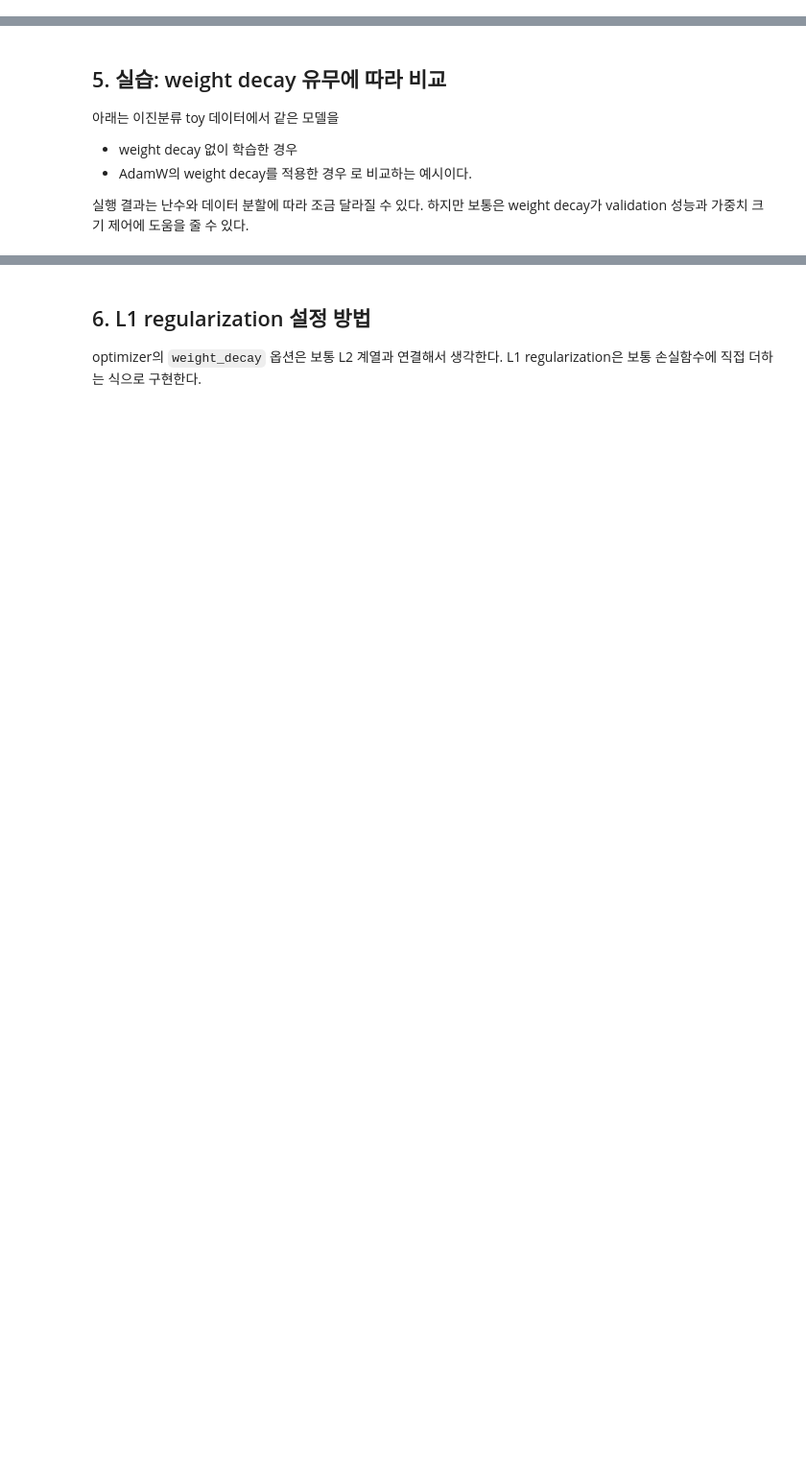
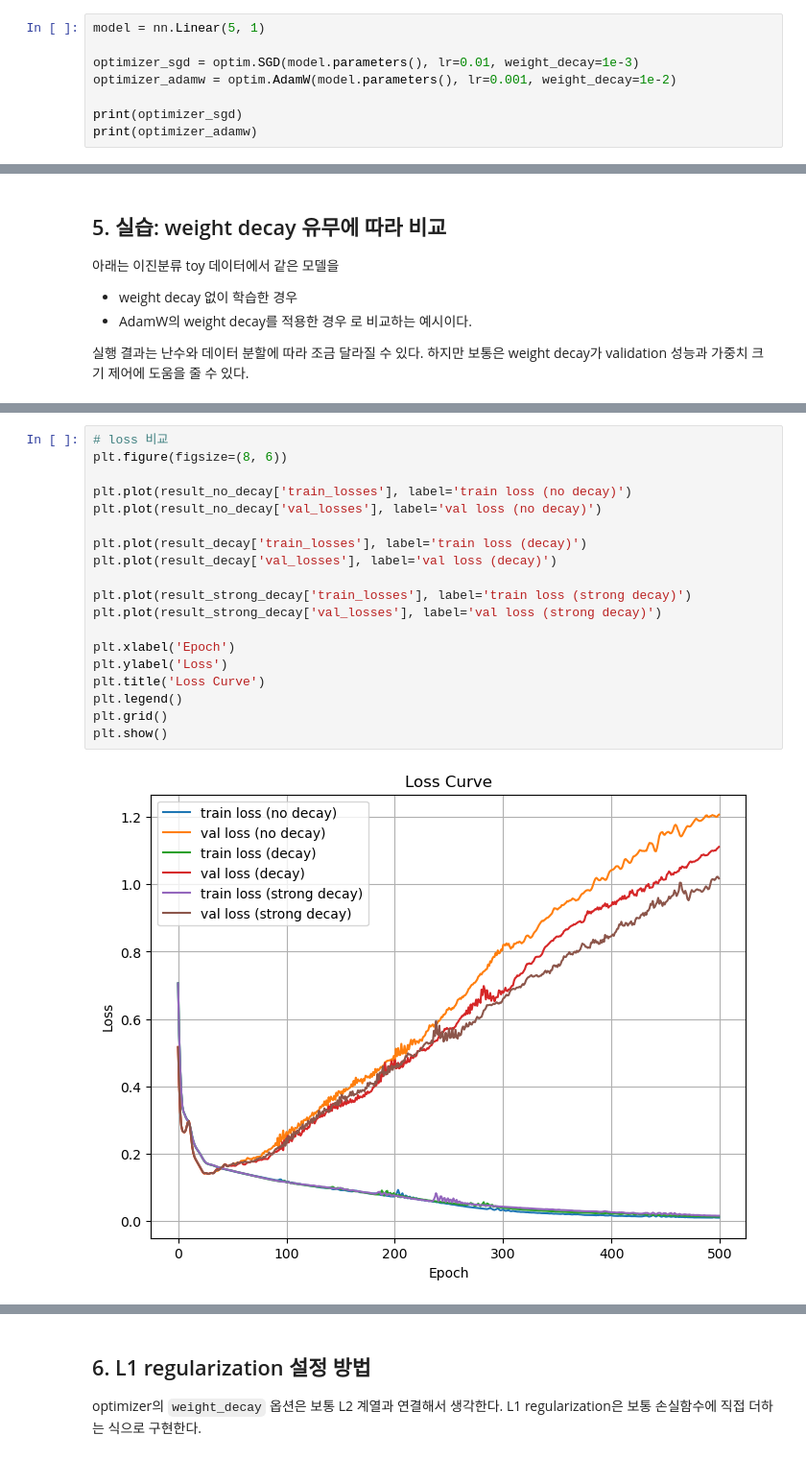
Before and after one commit to j-ai-616/06_deep_learning_basic, a Jupyter notebook: 12_regularization_weight_decay.ipynb, the cells around one changed output, grey strips where cells are left out. Shown at 96% size. Drawn from its saved outputs; the diff is of its cells as text; blank space fills up the shorter version.

```diff
--- a/12_regularization_weight_decay.ipynb
+++ b/12_regularization_weight_decay.ipynb
@@ -214,3 +214,11 @@ Adam 계열 optimizer는 단순 SGD처럼 한 가지 고정된 방식으로만
 
 - SGD에서는 L2와 weight decay를 거의 같은 느낌으로 볼 수 있다.
 - Adam 계열에서는 분리해서 다루는 AdamW가 더 명확한 방식이다.
+# %%
+model = nn.Linear(5, 1)
+
+optimizer_sgd = optim.SGD(model.parameters(), lr=0.01, weight_decay=1e-3)
+optimizer_adamw = optim.AdamW(model.parameters(), lr=0.001, weight_decay=1e-2)
+
+print(optimizer_sgd)
+print(optimizer_adamw)
@@ -227,0 +356,21 @@ Adam 계열 optimizer는 단순 SGD처럼 한 가지 고정된 방식으로만
+# %%
+# loss 비교
+plt.figure(figsize=(8, 6))
+
+plt.plot(result_no_decay['train_losses'], label='train loss (no decay)')
+plt.plot(result_no_decay['val_losses'], label='val loss (no decay)')
+
+plt.plot(result_decay['train_losses'], label='train loss (decay)')
+plt.plot(result_decay['val_losses'], label='val loss (decay)')
+
+plt.plot(result_strong_decay['train_losses'], label='train loss (strong decay)')
+plt.plot(result_strong_decay['val_losses'], label='val loss (strong decay)')
+
+plt.xlabel('Epoch')
+plt.ylabel('Loss')
+plt.title('Loss Curve')
+plt.legend()
+plt.grid()
+plt.show()
+# %% [output]
+[figure, added]
```
Also changed, not shown: parts of 5 cells of this notebook, 2 other files.
